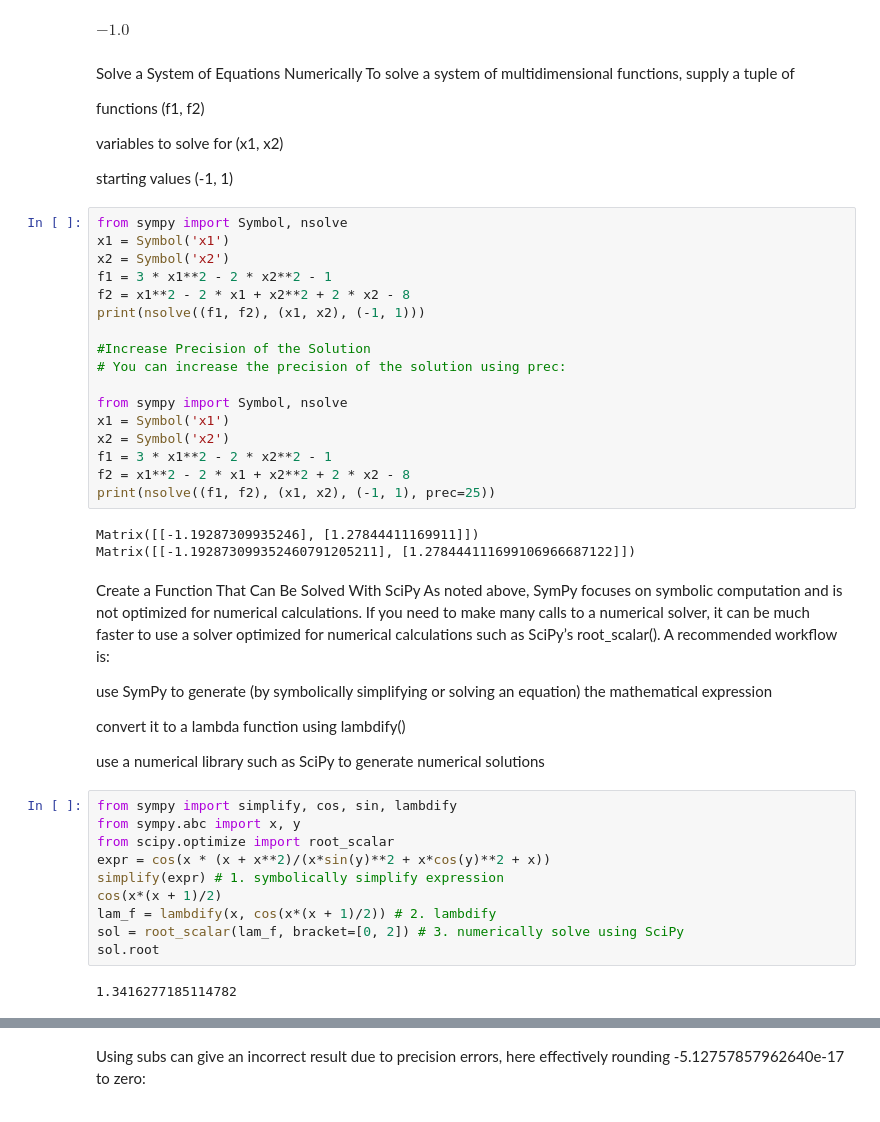
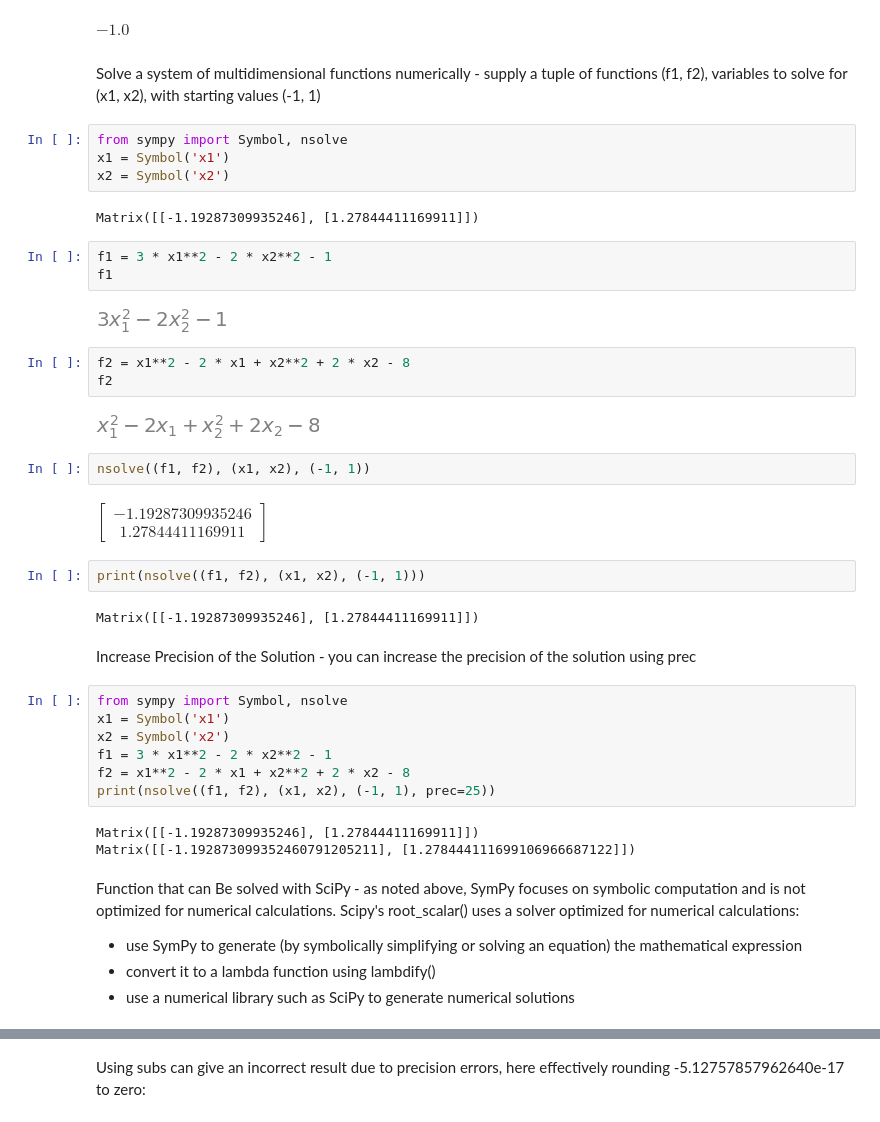
Before and after one commit to raywkhon/PyAstro, a Jupyter notebook: SymPy3.ipynb, the cells around one changed output, grey strips where cells are left out. Saved outputs shown, nothing was run; the diff lists cells and outputs as text.

```diff
--- a/SymPy3.ipynb
+++ b/SymPy3.ipynb
@@ -65,52 +66,45 @@ nsolve(x**2 - 1, (-10, 0), solver='bisect')
 # %% [output]
 $\displaystyle -1.0$
 # %% [markdown]
-Solve a System of Equations Numerically
-To solve a system of multidimensional functions, supply a tuple of
-
-functions (f1, f2)
-
-variables to solve for (x1, x2)
-
-starting values (-1, 1)
+Solve a system of multidimensional functions numerically - supply a tuple of functions (f1, f2), variables to solve for (x1, x2), with starting values (-1, 1)
+# %%
+from sympy import Symbol, nsolve
+x1 = Symbol('x1')
+x2 = Symbol('x2')
+# %% [output]
+Matrix([[-1.19287309935246], [1.27844411169911]])
+# %%
+f1 = 3 * x1**2 - 2 * x2**2 - 1
+f1
+# %% [output]
+[figure, added]
+# %%
+f2 = x1**2 - 2 * x1 + x2**2 + 2 * x2 - 8
+f2
+# %% [output]
+[figure, added]
+# %%
+nsolve((f1, f2), (x1, x2), (-1, 1))
+# %% [output]
+$\displaystyle \left[\begin{matrix}-1.19287309935246\\1.27844411169911\end{matrix}\right]$
+# %%
+print(nsolve((f1, f2), (x1, x2), (-1, 1)))
+# %% [output]
+Matrix([[-1.19287309935246], [1.27844411169911]])
+# %% [markdown]
+Increase Precision of the Solution - you can increase the precision of the solution using prec
 # %%
 from sympy import Symbol, nsolve
 x1 = Symbol('x1')
 x2 = Symbol('x2')
 f1 = 3 * x1**2 - 2 * x2**2 - 1
 f2 = x1**2 - 2 * x1 + x2**2 + 2 * x2 - 8
-print(nsolve((f1, f2), (x1, x2), (-1, 1)))
-
-#Increase Precision of the Solution
-# You can increase the precision of the solution using prec:
-
-from sympy import Symbol, nsolve
-x1 = Symbol('x1')
-x2 = Symbol('x2')
-f1 = 3 * x1**2 - 2 * x2**2 - 1
-f2 = x1**2 - 2 * x1 + x2**2 + 2 * x2 - 8
 print(nsolve((f1, f2), (x1, x2), (-1, 1), prec=25))
 # %% [output]
 Matrix([[-1.19287309935246], [1.27844411169911]])
 Matrix([[-1.192873099352460791205211], [1.278444111699106966687122]])
 # %% [markdown]
-Create a Function That Can Be Solved With SciPy
-As noted above, SymPy focuses on symbolic computation and is not optimized for numerical calculations. If you need to make many calls to a numerical solver, it can be much faster to use a solver optimized for numerical calculations such as SciPy’s root_scalar(). A recommended workflow is:
-
-use SymPy to generate (by symbolically simplifying or solving an equation) the mathematical expression
-
-convert it to a lambda function using lambdify()
-
-use a numerical library such as SciPy to generate numerical solutions
+Function that can Be solved with SciPy - as noted above, SymPy focuses on symbolic computation and is not optimized for numerical calculations. Scipy's root_scalar() uses a solver optimized for numerical calculations:
+- use SymPy to generate (by symbolically simplifying or solving an equation) the mathematical expression
+- convert it to a lambda function using lambdify()
+- use a numerical library such as SciPy to generate numerical solutions
-# %%
-from sympy import simplify, cos, sin, lambdify
-from sympy.abc import x, y
-from scipy.optimize import root_scalar
-expr = cos(x * (x + x**2)/(x*sin(y)**2 + x*cos(y)**2 + x))
-simplify(expr) # 1. symbolically simplify expression
-cos(x*(x + 1)/2)
-lam_f = lambdify(x, cos(x*(x + 1)/2)) # 2. lambdify
-sol = root_scalar(lam_f, bracket=[0, 2]) # 3. numerically solve using SciPy
-sol.root
-# %% [output]
-1.3416277185114782
```
Also changed, not shown: parts of 31 cells of this notebook, 10 other files.
